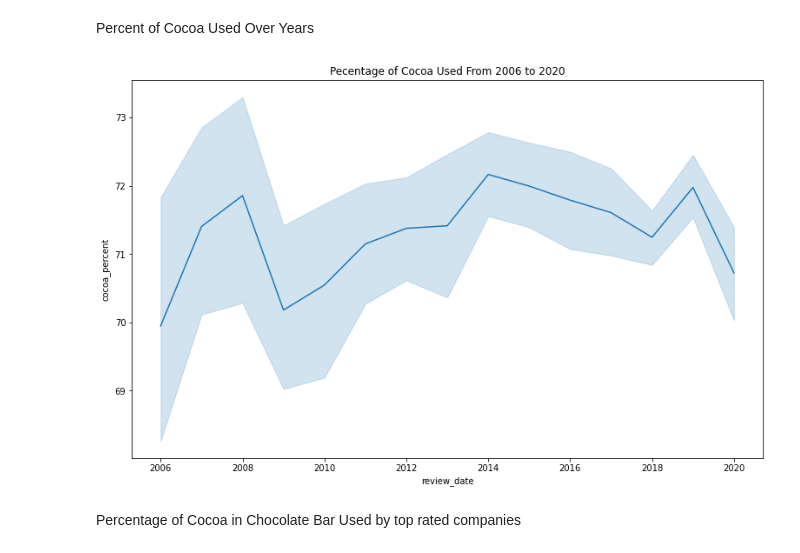
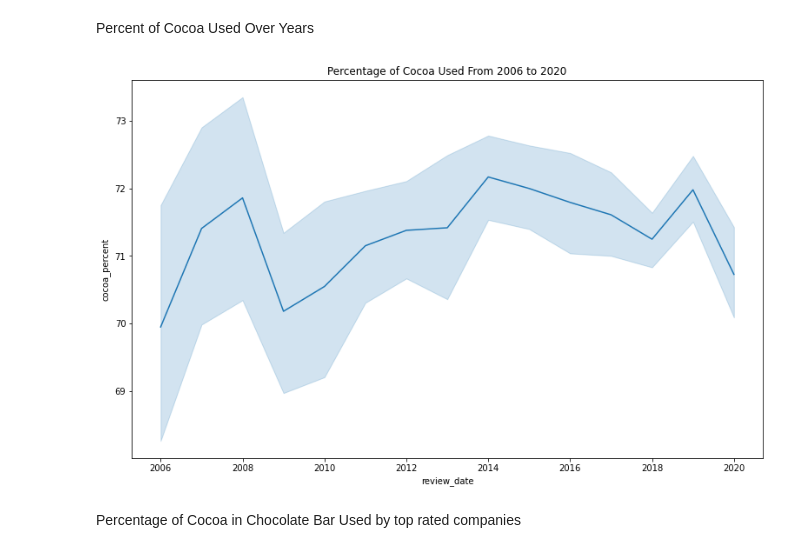
Before and after one commit to kamanl/4170, a Jupyter notebook: 4170.ipynb, the cells around one changed output. Saved outputs shown, nothing was run; the diff lists cells and outputs as text; code cells hidden in the pictures.

```diff
--- a/4170.ipynb
+++ b/4170.ipynb
@@ -28,11 +30,11 @@ chocolate_df['vanilla'] = changetobool(chocolate_df['vanilla'])
 # %%
-chocolate_df['cocoa_butter'] = changetobool(chocolate_df['cocoa_butter'])
+chocolate['cocoa_butter'] = changetobool(chocolate['cocoa_butter'])
 # %%
-chocolate_df['sugar'] = changetobool(chocolate_df['sugar'])
+chocolate['sugar'] = changetobool(chocolate['sugar'])
 # %%
-chocolate_df['salt'] = changetobool(chocolate_df['salt'])
+chocolate['salt'] = changetobool(chocolate['salt'])
 # %%
-chocolate_df['lecithin'] = changetobool(chocolate_df['lecithin'])
+chocolate['lecithin'] = changetobool(chocolate['lecithin'])
 # %%
 import seaborn as sns
 import matplotlib.pyplot as plt
@@ -59,9 +61,9 @@ plt.ylabel('percentage of companies');
 Percent of Cocoa Used Over Years
 # %%
 plt.figure(figsize=(13,8))
-sns.lineplot(x=chocolate_df.review_date, y=chocolate_df.cocoa_percent)
-plt.title("Pecentage of Cocoa Used From 2006 to 2020");
+sns.lineplot(x=chocolate.review_date, y=chocolate.cocoa_percent)
+plt.title("Percentage of Cocoa Used From 2006 to 2020");
 # %% [output]
-[figure, old version]
+[figure, new version]
 # %% [markdown]
 Percentage of Cocoa in Chocolate Bar Used by top rated companies
```
Also changed, not shown: parts of 16 cells of this notebook.
